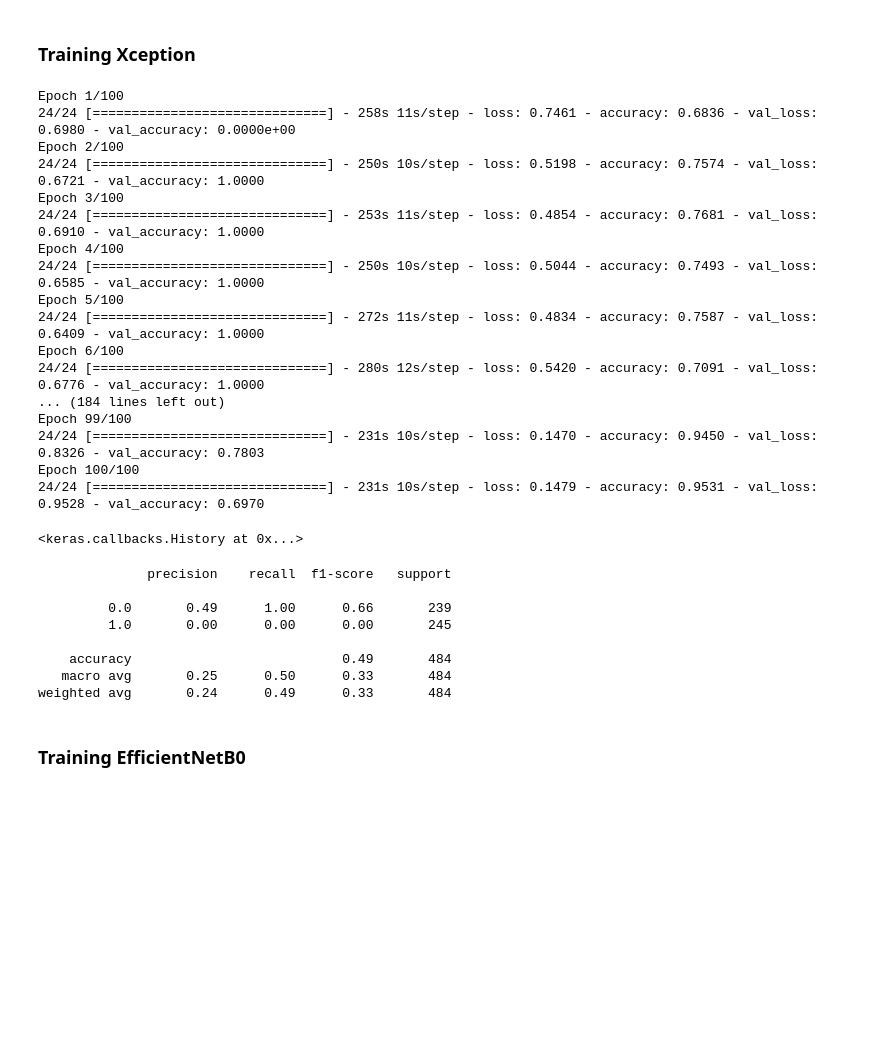
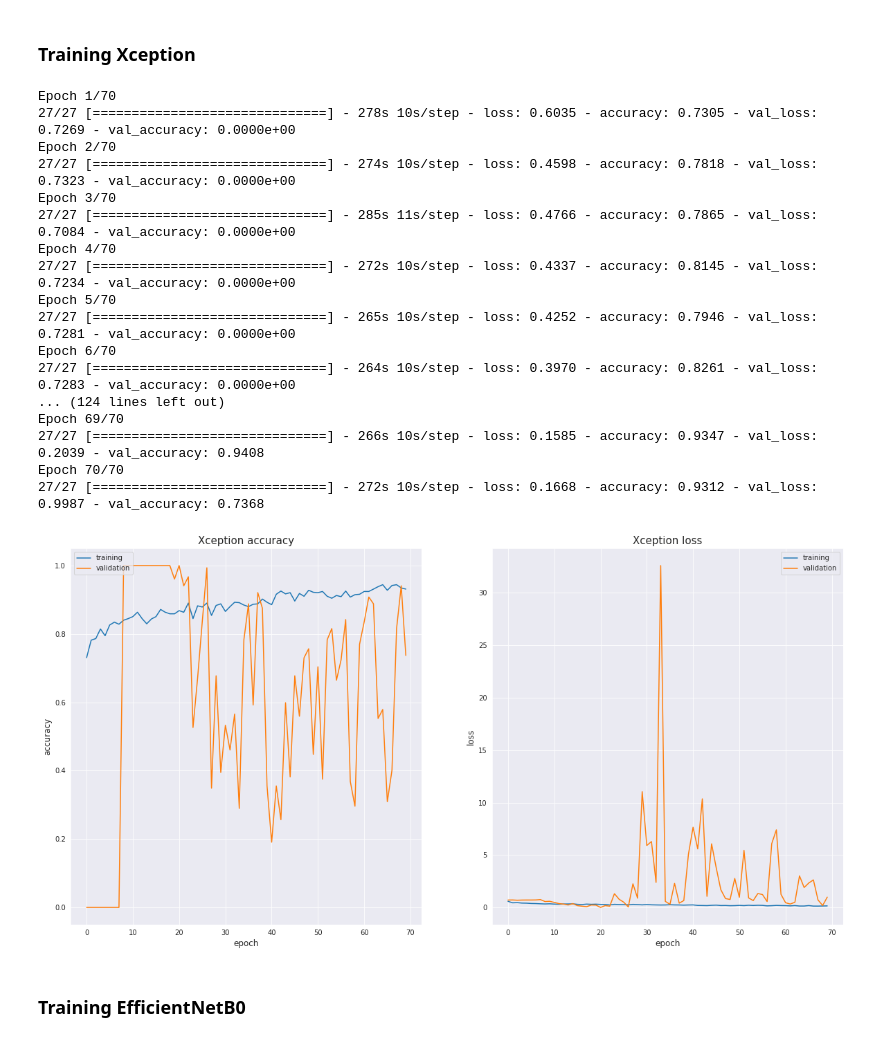
Before and after one commit to giollimirgia/litter_thesis, a Jupyter notebook: code/classifier_comparisons.ipynb, the cells around one changed output. Saved outputs shown, nothing was run; the diff lists cells and outputs as text; code cells hidden in the pictures; blank space fills up the shorter version.

```diff
--- a/code/classifier_comparisons.ipynb
+++ b/code/classifier_comparisons.ipynb
@@ -147,7 +216,7 @@ outputs = layers.Dense(1, activation="sigmoid")(x)
 # final model to train
 tf_model_xception = keras.Model(inputs, outputs)
 # %%
-epochs = 100
+epochs = 70
 callbacks = [
     keras.callbacks.ModelCheckpoint("ckpts/tf_xception_{epoch}.h5", save_best_only=True),
 ]
@@ -157,49 +226,65 @@ tensorboard = keras.callbacks.TensorBoard(log_dir='./logs',
                  write_images=False)
 
 tf_model_xception.compile(
-    optimizer=keras.optimizers.Adam(),
+    optimizer=keras.optimizers.Adam(1e-3),
     loss="binary_crossentropy",
     metrics=["accuracy"],
 )
-tf_model_xception.fit(
+hist_xception = tf_model_xception.fit(
     x =np.array(training_data), y=np.array(training_labels), epochs=epochs, callbacks=[callbacks, tensorboard], validation_split = .15, batch_size=32
 )
+
+# save history
+with open('ckpts/trainHistoryXception', 'wb') as file_pi:
+    pickle.dump(hist_xception.history, file_pi)
 # %% [output]
-Epoch 1/100
-24/24 [==============================] - 258s 11s/step - loss: 0.7461 - accuracy: 0.6836 - val_loss: 0.6980 - val_accuracy: 0.0000e+00
-Epoch 2/100
-24/24 [==============================] - 250s 10s/step - loss: 0.5198 - accuracy: 0.7574 - val_loss: 0.6721 - val_accuracy: 1.0000
-Epoch 3/100
-24/24 [==============================] - 253s 11s/step - loss: 0.4854 - accuracy: 0.7681 - val_loss: 0.6910 - val_accuracy: 1.0000
-Epoch 4/100
-24/24 [==============================] - 250s 10s/step - loss: 0.5044 - accuracy: 0.7493 - val_loss: 0.6585 - val_accuracy: 1.0000
-Epoch 5/100
-24/24 [==============================] - 272s 11s/step - loss: 0.4834 - accuracy: 0.7587 - val_loss: 0.6409 - val_accuracy: 1.0000
-Epoch 6/100
-24/24 [==============================] - 280s 12s/step - loss: 0.5420 - accuracy: 0.7091 - val_loss: 0.6776 - val_accuracy: 1.0000
-... (184 lines left out)
-Epoch 99/100
-24/24 [==============================] - 231s 10s/step - loss: 0.1470 - accuracy: 0.9450 - val_loss: 0.8326 - val_accuracy: 0.7803
-Epoch 100/100
-24/24 [==============================] - 231s 10s/step - loss: 0.1479 - accuracy: 0.9531 - val_loss: 0.9528 - val_accuracy: 0.6970
+Epoch 1/70
+27/27 [==============================] - 278s 10s/step - loss: 0.6035 - accuracy: 0.7305 - val_loss: 0.7269 - val_accuracy: 0.0000e+00
+Epoch 2/70
+27/27 [==============================] - 274s 10s/step - loss: 0.4598 - accuracy: 0.7818 - val_loss: 0.7323 - val_accuracy: 0.0000e+00
+Epoch 3/70
+27/27 [==============================] - 285s 11s/step - loss: 0.4766 - accuracy: 0.7865 - val_loss: 0.7084 - val_accuracy: 0.0000e+00
+Epoch 4/70
+27/27 [==============================] - 272s 10s/step - loss: 0.4337 - accuracy: 0.8145 - val_loss: 0.7234 - val_accuracy: 0.0000e+00
+Epoch 5/70
+27/27 [==============================] - 265s 10s/step - loss: 0.4252 - accuracy: 0.7946 - val_loss: 0.7281 - val_accuracy: 0.0000e+00
+Epoch 6/70
+27/27 [==============================] - 264s 10s/step - loss: 0.3970 - accuracy: 0.8261 - val_loss: 0.7283 - val_accuracy: 0.0000e+00
+... (124 lines left out)
+Epoch 69/70
+27/27 [==============================] - 266s 10s/step - loss: 0.1585 - accuracy: 0.9347 - val_loss: 0.2039 - val_accuracy: 0.9408
+Epoch 70/70
+27/27 [==============================] - 272s 10s/step - loss: 0.1668 - accuracy: 0.9312 - val_loss: 0.9987 - val_accuracy: 0.7368
-<keras.callbacks.History at 0x...>
+# %%
+hist_xception = pd.read_pickle('ckpts/trainHistoryXception')
+
+plt.figure(figsize=(20,10))
+sns.set_style("darkgrid")
+plt.subplot(121)
+plt.plot(hist_xception['accuracy'])
+plt.plot(hist_xception['val_accuracy'])
+plt.title('Xception accuracy', fontsize=15)
+plt.ylabel('accuracy',fontsize=12)
+plt.xlabel('epoch',fontsize=12)
+plt.legend(['training', 'validation'], loc='upper left')
+plt.subplot(122)
+plt.plot(hist_xception['loss'])
+plt.plot(hist_xception['val_loss'])
+plt.title('Xception loss', fontsize=15)
+plt.ylabel('loss',fontsize=12)
+plt.xlabel('epoch',fontsize=12)
+plt.legend(['training', 'validation'], loc='upper right')
+plt.savefig("/home/giorgia/Desktop/MAI/Thesis/figures/Xception_training.png")
+# %% [output]
+[figure, added]
 # %%
 # load weights of trained model and compile
-tf_model_xception.load_weights("ckpts/tf_xception_14.h5")
+tf_model_xception.load_weights("ckpts/tf_xception_21.h5")
 tf_model_xception.compile(
     optimizer=keras.optimizers.Adam(1e-3),
     loss="binary_crossentropy",
     metrics=["accuracy"],
 )
 pred_probs_x, pred_class_x = get_preditictions(tf_model_xception, test_data)
-# %% [output]
-              precision    recall  f1-score   support
-
-         0.0       0.49      1.00      0.66       239
-         1.0       0.00      0.00      0.00       245
-
-    accuracy                           0.49       484
-   macro avg       0.25      0.50      0.33       484
-weighted avg       0.24      0.49      0.33       484
 # %% [markdown]
 ### Training EfficientNetB0
```
Also changed, not shown: parts of 14 cells of this notebook.
